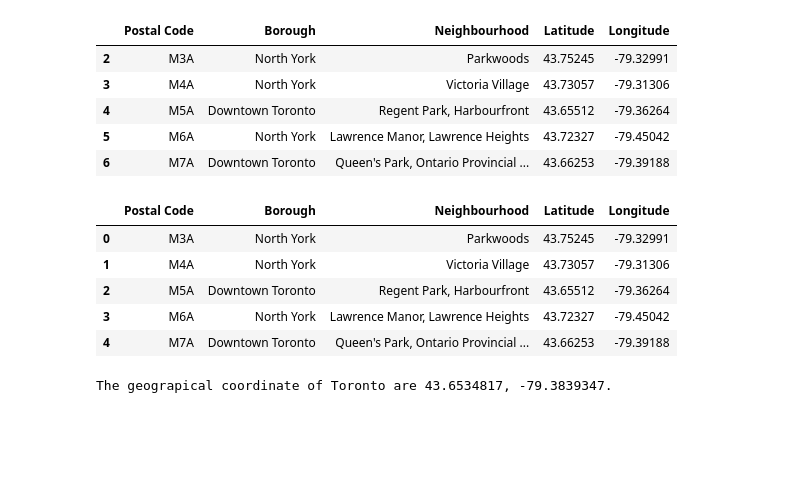
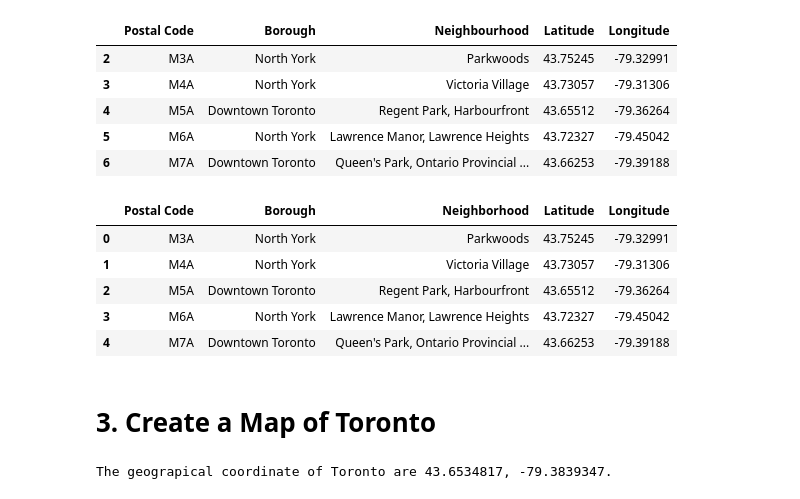
Before and after one commit to passosvasconcelos/Coursera_Capstone, a Jupyter notebook: Clustering_Neighborhoods_in_Toronto.ipynb, the cells around one changed output. Saved outputs shown, nothing was run; the diff lists cells and outputs as text; code cells hidden in the pictures; blank space fills up the shorter version.

```diff
--- a/Clustering_Neighborhoods_in_Toronto.ipynb
+++ b/Clustering_Neighborhoods_in_Toronto.ipynb
@@ -140,14 +117,17 @@ df.head()
 | 6 | M7A | Downtown Toronto | Queen's Park, Ontario Provincial ... | 43.66253 | -79.39188 |
 # %%
 df.reset_index(drop=True, inplace=True)
+df.rename(columns={"Neighbourhood": "Neighborhood"}, inplace=True)
 df.head()
 # %% [output]
-|  | Postal Code | Borough | Neighbourhood | Latitude | Longitude |
+|  | Postal Code | Borough | Neighborhood | Latitude | Longitude |
 | 0 | M3A | North York | Parkwoods | 43.75245 | -79.32991 |
 | 1 | M4A | North York | Victoria Village | 43.73057 | -79.31306 |
 | 2 | M5A | Downtown Toronto | Regent Park, Harbourfront | 43.65512 | -79.36264 |
 | 3 | M6A | North York | Lawrence Manor, Lawrence Heights | 43.72327 | -79.45042 |
 | 4 | M7A | Downtown Toronto | Queen's Park, Ontario Provincial ... | 43.66253 | -79.39188 |
+# %% [markdown]
+# 3. Create a Map of Toronto
 # %%
 address = 'Toronto, ON'
 
```
Also changed, not shown: parts of 56 cells of this notebook.
